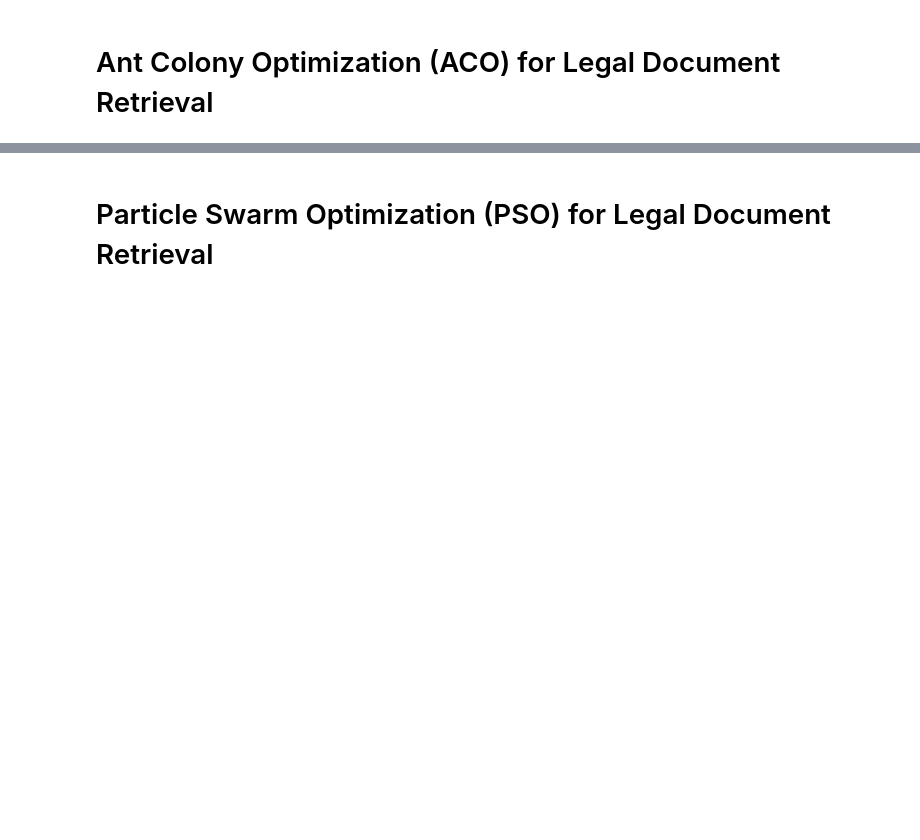
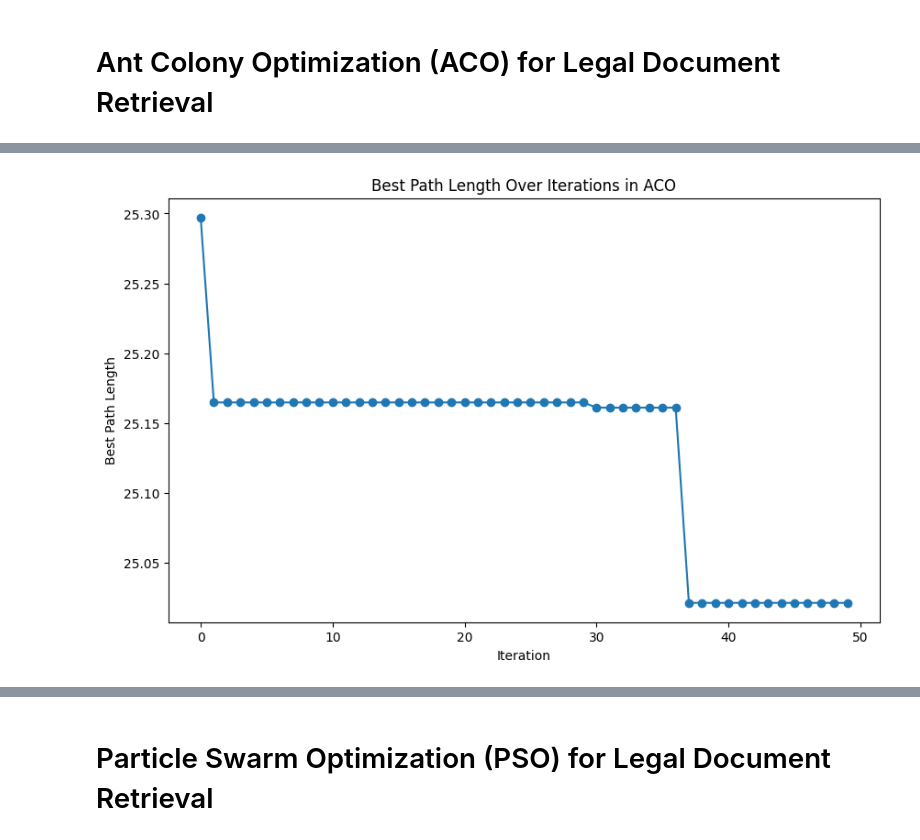
Before and after one commit to SanjeevGO123/legal-reference-analysis, a Jupyter notebook: legaldocument.ipynb, the cells around one changed output, grey strips where cells are left out. Drawn from its saved outputs; the diff is of its cells as text; code cells hidden in the pictures; blank space fills up the shorter version.

Commit message:
modified: added graphs

```diff
--- a/legaldocument.ipynb
+++ b/legaldocument.ipynb
@@ -33,32 +62,27 @@ corpus=[
 ]
 # %%
 import numpy as np
+import matplotlib.pyplot as plt
 from sklearn.feature_extraction.text import TfidfVectorizer
 from sklearn.metrics.pairwise import cosine_similarity
 
-# Example legal text corpus
+# Sample legal document corpus for testing purposes
 legal_documents = corpus
 
-# Step 1: Calculate the similarity matrix using TF-IDF and Cosine Similarity
+# Calculate the similarity matrix using TF-IDF and Cosine Similarity
 vectorizer = TfidfVectorizer()
 tfidf_matrix = vectorizer.fit_transform(legal_documents)
-
-# Cosine similarity matrix (used as the inverse of distance matrix)
 similarity_matrix = cosine_similarity(tfidf_matrix)
-
-# To adapt to ACO (where high similarity means shorter distance), invert the matrix
 distance_matrix = 1 - similarity_matrix
 np.fill_diagonal(distance_matrix, np.inf)  # No self-loops
 
-# Parameters for ACO
-num_ants = 5        # Number of ants
-num_iterations = 50  # Number of iterations
-alpha = 1           # Pheromone importance
-beta = 2            # Distance importance
-evaporation_rate = 0.5  # Evaporation rate of pheromones
-pheromone_deposit = 100  # Amount of pheromone deposited by each ant
-
-# Initialize pheromone matrix
+# ACO Parameters
+num_ants = 5
+num_iterations = 50
+alpha = 1
+beta = 2
+evaporation_rate = 0.5
+pheromone_deposit = 100
 pheromone_matrix = np.ones(distance_matrix.shape) / len(distance_matrix)
 
 # Function to choose next node
@@ -67,7 +91,6 @@ def choose_next_node(current_node, unvisited, pheromone_matrix, distance_matrix,
     heuristic = (1 / distance_matrix[current_node, unvisited]) ** beta
     probabilities = pheromone * heuristic
     probabilities /= probabilities.sum()
-
     return np.random.choice(unvisited, p=probabilities)
 
 # Function to update pheromones
@@ -75,26 +98,24 @@ def update_pheromones(pheromone_matrix, paths, path_lengths, evaporation_rate, p
     pheromone_matrix *= (1 - evaporation_rate)
     for path, path_length in zip(paths, path_lengths):
         for i in range(len(path) - 1):
-            pheromone_matrix[path[i], path[i+1]] += pheromone_deposit / path_length
+            pheromone_matrix[path[i], path[i + 1]] += pheromone_deposit / path_length
 
 # Function to calculate path length
 def calculate_path_length(path, distance_matrix):
-    length = 0
-    for i in range(len(path) - 1):
-        length += distance_matrix[path[i], path[i+1]]
-    return length
+    return sum(distance_matrix[path[i], path[i + 1]] for i in range(len(path) - 1))
 
-# ACO algorithm for text-based legal reference optimization
+# ACO algorithm
 def ant_colony_optimization(num_iterations, num_ants, distance_matrix, alpha, beta, evaporation_rate, pheromone_deposit):
     num_nodes = distance_matrix.shape[0]
     best_path = None
     best_length = np.inf
+    best_lengths = []  # Track best length for each iteration
 
     for iteration in range(num_iterations):
         paths = []
         path_lengths = []
 
-        for ant in range(num_ants):
+        for _ in range(num_ants):
             unvisited = list(range(num_nodes))
             current_node = np.random.choice(unvisited)
             path = [current_node]
@@ -114,19 +135,22 @@ def ant_colony_optimization(num_iterations, num_ants, distance_matrix, alpha, be
                 best_path = path
                 best_length = path_length
 
-        # Update pheromones
+        # Update pheromones and track best path length for plotting
         update_pheromones(pheromone_matrix, paths, path_lengths, evaporation_rate, pheromone_deposit)
+        best_lengths.append(best_length)
 
-        print(f"Iteration {iteration+1}: Best path so far: {best_path} with length: {best_length}")
+    return best_path, best_length, best_lengths
 
-    return best_path, best_length
+# Run the ACO algorithm and collect the best lengths
+best_path, best_length, best_lengths = ant_colony_optimization(
+    num_iterations, num_ants, distance_matrix, alpha, beta, evaporation_rate, pheromone_deposit
+)
 
-# Run the ACO algorithm
-best_path, best_length = ant_colony_optimization(num_iterations, num_ants, distance_matrix, alpha, beta, evaporation_rate, pheromone_deposit)
-
-print(f"Best path through legal documents: {best_path}")
-print(f"Best path length (in terms of similarity): {best_length}")
-
-for i in best_path:
-    print(legal_documents[i])
+# Plot the best length over iterations
+plt.figure(figsize=(10, 6))
+plt.plot(range(num_iterations), best_lengths, marker='o')
+plt.title("Best Path Length Over Iterations in ACO")
+plt.xlabel("Iteration")
+plt.ylabel("Best Path Length")
+plt.show()
 # %% [output]
@@ -150,2 +157,3 @@ Environmental law governs the protection of the environment.
+[figure, added]
 # %%
 import numpy as np
```
Also changed, not shown: parts of 5 cells of this notebook.
